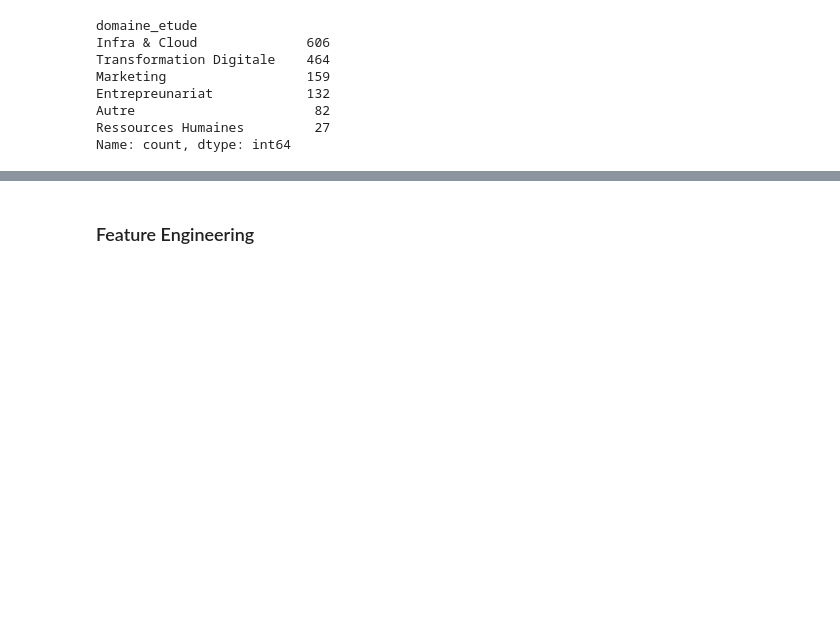
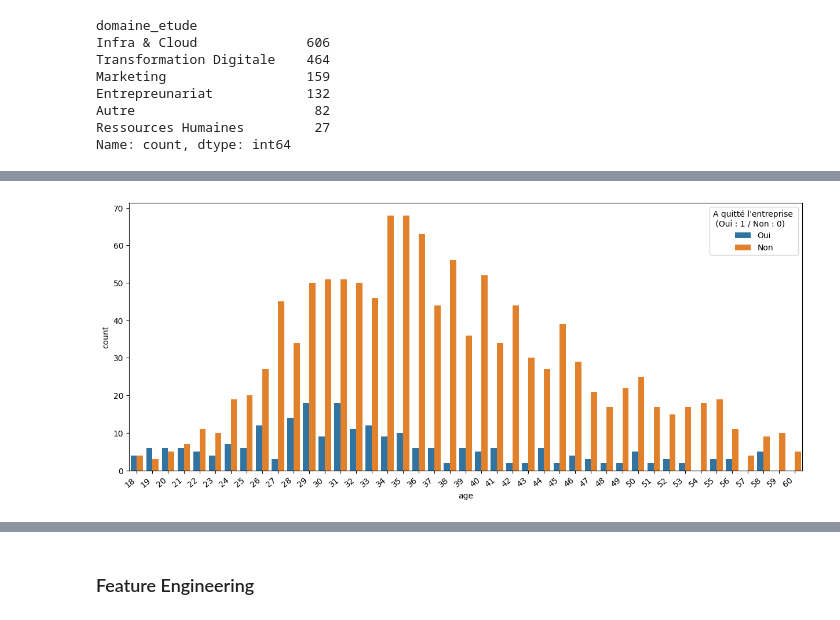
Before and after one commit to Soct/formation_OC, a Jupyter notebook: projet_4/test.ipynb, the cells around one changed output, grey strips where cells are left out. Saved outputs shown, nothing was run; the diff lists cells and outputs as text; code cells hidden in the pictures; blank space fills up the shorter version.

```diff
--- a/projet_4/test.ipynb
+++ b/projet_4/test.ipynb
@@ -123,0 +130,4 @@ make_countplot(df_merge, "poste", "a_quitte_l_entreprise")
+# %%
+make_countplot(df_merge, "age", "a_quitte_l_entreprise")
+# %% [output]
+[figure, added]
```
Also changed, not shown: parts of 14 cells of this notebook.
